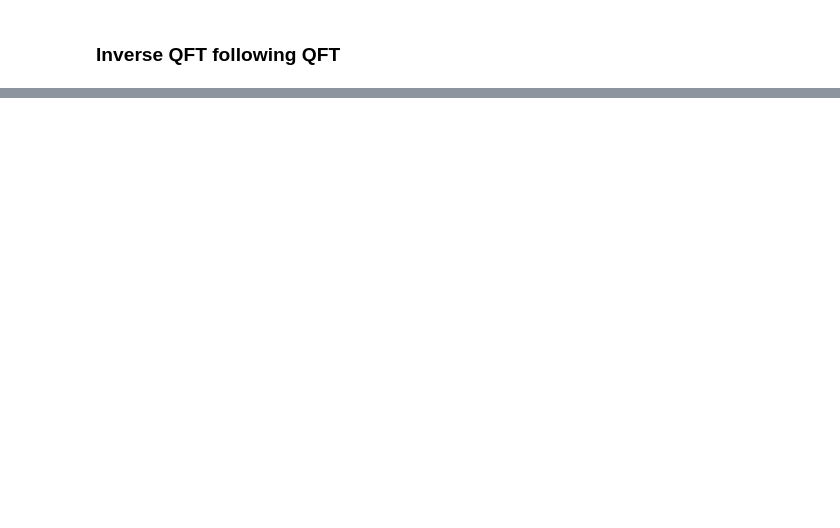
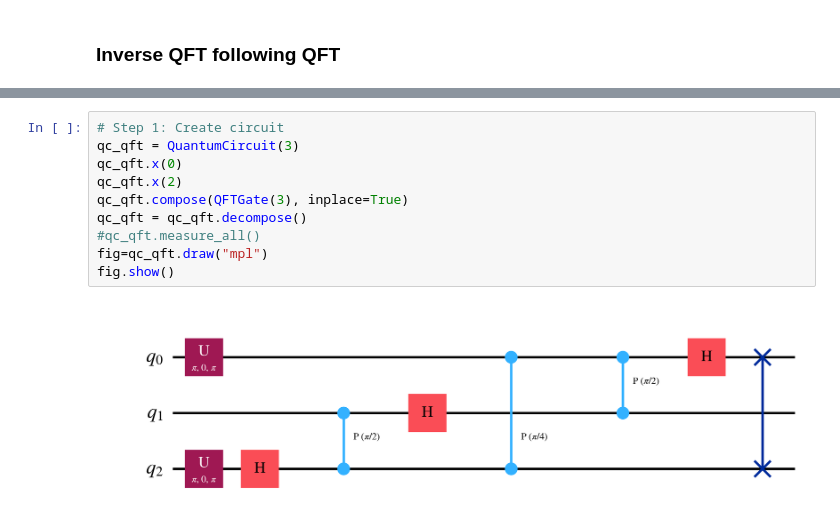
Before and after one commit to Pranav-Acharya1/intro-to-quantum-machine-learning, a Jupyter notebook: Ch2_Quantum_Algorithms/QFT_demonstration.ipynb, the cells around one changed output, grey strips where cells are left out. Cells and saved outputs as stored; diff of their text form; blank space fills up the shorter version.

```diff
--- a/Ch2_Quantum_Algorithms/QFT_demonstration.ipynb
+++ b/Ch2_Quantum_Algorithms/QFT_demonstration.ipynb
@@ -312,0 +345,12 @@ fig.show()
+# %%
+# Step 1: Create circuit
+qc_qft = QuantumCircuit(3)
+qc_qft.x(0)
+qc_qft.x(2)
+qc_qft.compose(QFTGate(3), inplace=True)
+qc_qft = qc_qft.decompose()
+#qc_qft.measure_all()
+fig=qc_qft.draw("mpl")
+fig.show()
+# %% [output]
+[figure, added]
```
Also changed, not shown: parts of 17 cells of this notebook, 6 other files.
